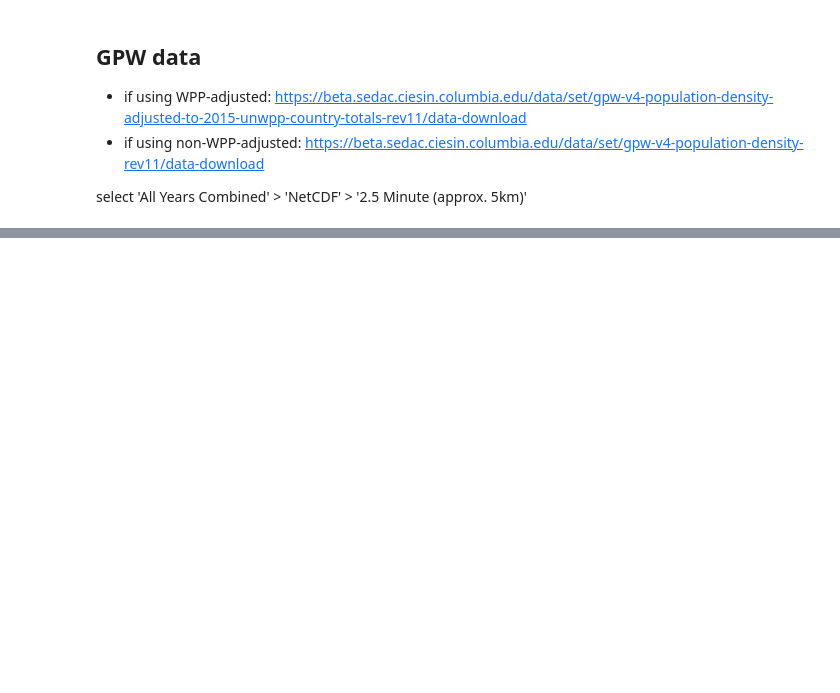
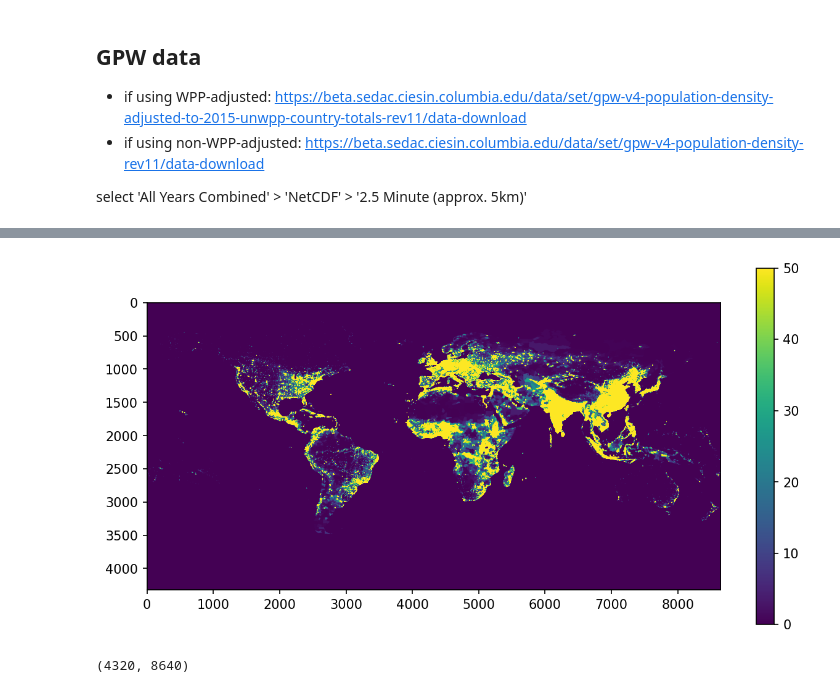
Before and after one commit to fanqi203/plasticparcels, a Jupyter notebook: src/release/create_coastal_release.ipynb, the cells around one changed output, grey strips where cells are left out. Saved outputs shown, nothing was run; the diff lists cells and outputs as text; code cells hidden in the pictures; blank space fills up the shorter version.

```diff
--- a/src/release/create_coastal_release.ipynb
+++ b/src/release/create_coastal_release.ipynb
@@ -172,0 +197,11 @@ np.setdiff1d(all_country_names, np.stack((country_names, country_names_2)))
+# %%
+plt.figure(figsize=(10,5), dpi=150)
+plt.imshow(gpw['Population Density, v4.11 (2000, 2005, 2010, 2015, 2020): 2.5 arc-minutes'].data[4,:,:], vmax=50)
+plt.colorbar()
+plt.show()
+# %% [output]
+[figure, added]
+# %%
+gpw['Population Density, v4.11 (2000, 2005, 2010, 2015, 2020): 2.5 arc-minutes'].data[0,:,:].shape
+# %% [output]
+(4320, 8640)
```
Also changed, not shown: parts of 74 cells of this notebook.
